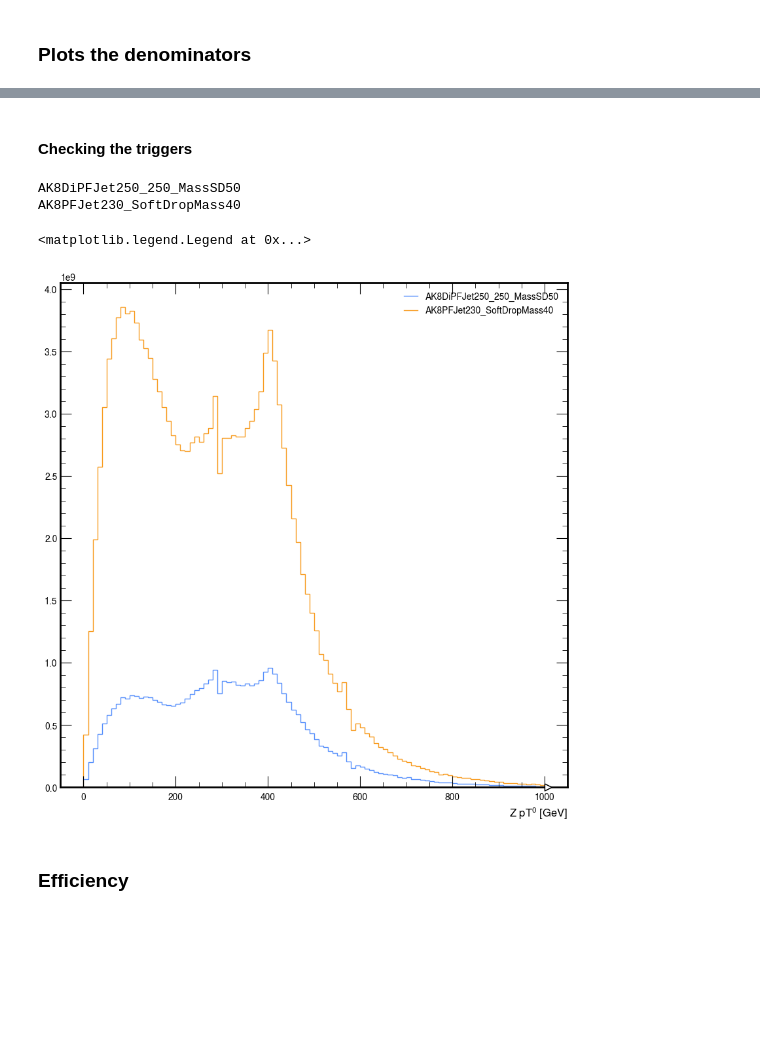
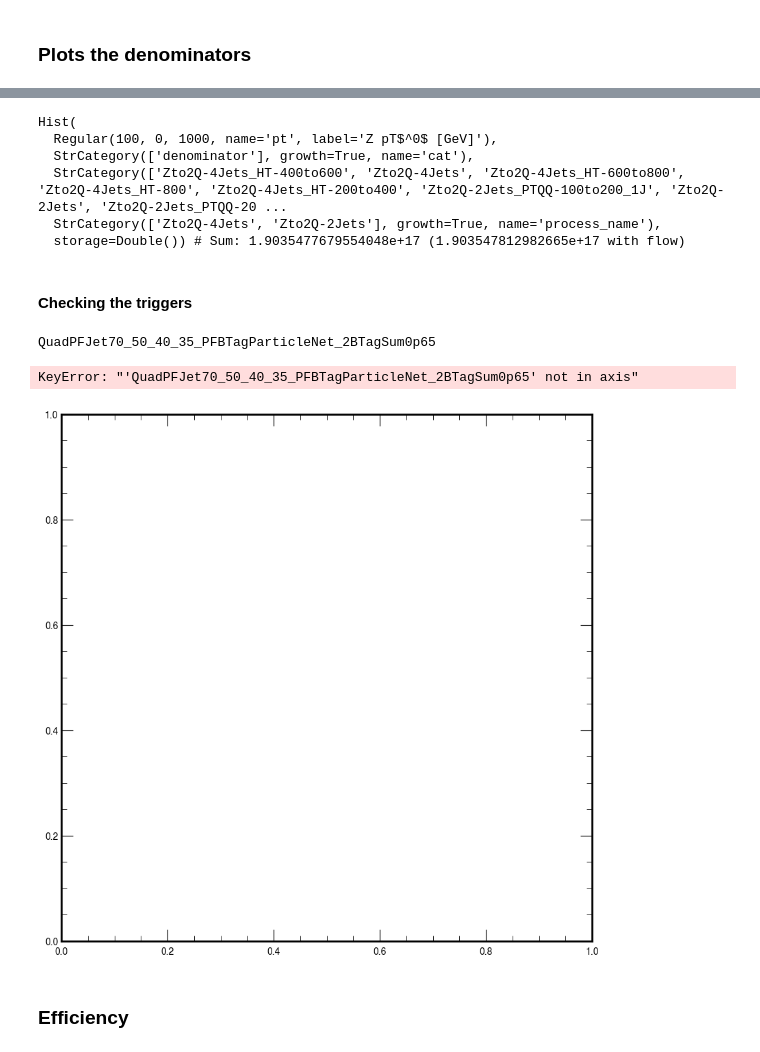
Before and after one commit to gabihamilton/genZ, a Jupyter notebook: trigger_signal.ipynb, the cells around one changed output, grey strips where cells are left out. Saved outputs shown, nothing was run; the diff lists cells and outputs as text; code cells hidden in the pictures; blank space fills up the shorter version.

Commit message:
Updating efficiencies plots

```diff
--- a/trigger_signal.ipynb
+++ b/trigger_signal.ipynb
@@ -56,13 +56,15 @@ def check_selector(sample: str, selector: Union[str, List[str]]):
 #### Reading parquets for the samples
 # %%
 data_dir = "/Users/gbibim/Here/genZ"
-y = "2022"
-#y = "2023"
+#y = "2022"
+y = "2023"
 samples = {
     y: {
         "Zto2Q-4Jets": ["Zto2Q-4Jets_HT-400to600", "Zto2Q-4Jets_HT-600to800", "Zto2Q-4Jets_HT-800", "Zto2Q-4Jets_HT-200to400"],
         "Zto2Q-2Jets": ["Zto2Q-2Jets_PTQQ-100to200_1J", "Zto2Q-2Jets_PTQQ-200to400_1J", "Zto2Q-2Jets_PTQQ-400to600_1J",
                         "Zto2Q-2Jets_PTQQ-600_1J", "Zto2Q-2Jets_PTQQ-100to200_2J", "Zto2Q-2Jets_PTQQ-200to400_2J", "Zto2Q-2Jets_PTQQ-400to600_2J", "Zto2Q-2Jets_PTQQ-600_2J" ],
+        #"Zto2Nu-2Jets": ["Zto2Nu-2Jets_PTNuNu-200to400_1J", "Zto2Nu-2Jets_PTNuNu-400to600_1J", "Zto2Nu-2Jets_PTNuNu-600_1J",
+        #                 "Zto2Nu-2Jets_PTNuNu-200to400_2J", "Zto2Nu-2Jets_PTNuNu-400to600_2J", "Zto2Nu-2Jets_PTNuNu-600_2J"],
     },
 }[y]  #This is a way to retrieve the dictionary for the year "2022" from the dictionary of samples
 
@@ -187,7 +250,8 @@ for label, sample_dict in events_dict.items():
         SDm_fj = events["ak8FatJetmsoftdrop"][0]
         wd = events["weight"][0]
 
-        selection = SDm_fj > 0   #40
+        #selection = SDm_fj > 40   #40
+        selection = pt_z > 150
 
         # Determine weight to use
         weight = 1 if use_default_weight else wd[selection]
@@ -197,16 +261,17 @@ for label, sample_dict in events_dict.items():
         hpt_z.fill(pt=pt_z[selection], cat="denominator", sample_name=sample_name, process_name=label, weight=weight)
         hsd.fill(SDm=SDm_fj[selection], cat="denominator", sample_name=sample_name, process_name=label, weight=weight)
 
-        # Fill histograms for 'todas' category
-        hpt_fj.fill(pt=pt_fj, cat="denominator", sample_name=label, process_name=label, weight=wd)
-        hpt_z.fill(pt=pt_z, cat="denominator", sample_name=label, process_name=label, weight=wd)
-        hsd.fill(SDm=SDm_fj, cat="denominator", sample_name=label, process_name=label, weight=wd)
+        # Fill histograms for stitched category
+        hpt_fj.fill(pt=pt_fj[selection], cat="denominator", sample_name=label, process_name=label, weight=weight)
+        hpt_z.fill(pt=pt_z[selection], cat="denominator", sample_name=label, process_name=label, weight=weight)
+        hsd.fill(SDm=SDm_fj[selection], cat="denominator", sample_name=label, process_name=label, weight=weight)
 
         # Fill histograms for each trigger category
+
         for trigger_title, (triggers, trigger_label) in trigger_dict.items():
             #trigger_selection = np.zeros_like(selection, dtype=bool)
             for hlt in triggers:
-                trigger_selection = np.zeros_like(selection, dtype=bool)
+                trigger_selection = np.zeros_like(selection, dtype=bool)    # this has to be outside the loop if we want to apply multiple triggers at the same time
                 trigger_selection |= (events[hlt].values == 1).squeeze()    #Use bitwise OR (|=) to update trigger_selection to True wherever any trigger condition is met.
                                                                             # squeeze() removes any single-dimensional entries from the shape of the array.
                 num_selection = trigger_selection & selection
@@ -220,6 +285,3 @@ for label, sample_dict in events_dict.items():
                 hpt_fj.fill(pt=pt_fj[num_selection], cat=hlt, sample_name=label, process_name=label, weight=weight)
                 hpt_z.fill(pt=pt_z[num_selection], cat=hlt, sample_name=label, process_name=label, weight=weight)
                 hsd.fill(SDm=SDm_fj[num_selection], cat=hlt, sample_name=label, process_name=label, weight=weight)
-                print(hlt, sample_name, label)
-                h = hpt_z[{"cat": hlt, "sample_name": label}]
-                total_counts = sum(h.values())
@@ -321,22 +408,30 @@ plot_den(hpt_z, output_dir, var="zpt")
+# %%
+hpt_z
+# %% [output]
+Hist(
+  Regular(100, 0, 1000, name='pt', label='Z pT$^0$ [GeV]'),
+  StrCategory(['denominator'], growth=True, name='cat'),
+  StrCategory(['Zto2Q-4Jets_HT-400to600', 'Zto2Q-4Jets', 'Zto2Q-4Jets_HT-600to800', 'Zto2Q-4Jets_HT-800', 'Zto2Q-4Jets_HT-200to400', 'Zto2Q-2Jets_PTQQ-100to200_1J', 'Zto2Q-2Jets', 'Zto2Q-2Jets_PTQQ-20 ...
+  StrCategory(['Zto2Q-4Jets', 'Zto2Q-2Jets'], growth=True, name='process_name'),
+  storage=Double()) # Sum: 1.9035477679554048e+17 (1.903547812982665e+17 with flow)
 # %% [markdown]
 #### Checking the triggers
 # %%
 # comparing the triggers
-sample = "Zto2Q-4Jets_HT-800"
-label = "Zto2Q-4Jets"
+sample = "Zto2Q-2Jets_PTQQ-100to200_2Js"
+label = "Zto2Q-2Jets"
 fig, ax = plt.subplots()
 for trigger_title, (triggers, trigger_label) in trigger_dict.items():
     for hlt in triggers:
         print(hlt)
         hep.histplot(hpt_z[{"cat": hlt, "sample_name": sample, "process_name": label}], ax=ax, label=hlt)
     #hep.histplot(hpt_z[{"cat": trigger_title, "sample_name": "Zto2Q-2Jets", "process_name": "Zto2Q-2Jets"}], ax=ax, label=trigger_title)
 
 ax.legend()
 # %% [output]
-AK8DiPFJet250_250_MassSD50
-AK8PFJet230_SoftDropMass40
+QuadPFJet70_50_40_35_PFBTagParticleNet_2BTagSum0p65
-<matplotlib.legend.Legend at 0x...>
+KeyError: "'QuadPFJet70_50_40_35_PFBTagParticleNet_2BTagSum0p65' not in axis"
-[figure, old version]
+[figure, new version]
 # %% [markdown]
 ### Efficiency
 # %%
```
Also changed, not shown: parts of 16 cells of this notebook, 3 other files.
